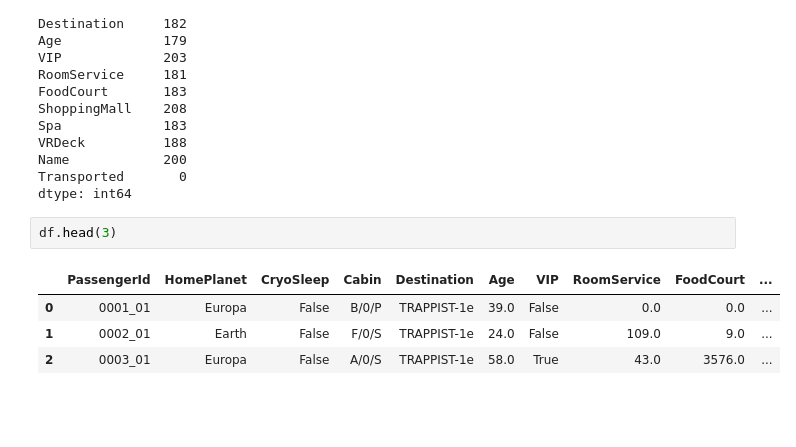
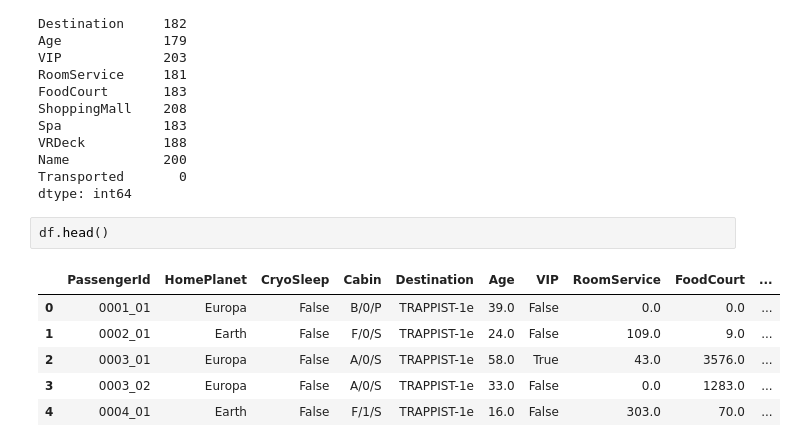
Before and after one commit to yxy1104/my_kaggle, a Jupyter notebook: spaceship_titanic/spaceship_titanic_eda.ipynb, the cells around one changed output. Cells and saved outputs as stored; diff of their text form; blank space fills up the shorter version.

```diff
--- a/spaceship_titanic/spaceship_titanic_eda.ipynb
+++ b/spaceship_titanic/spaceship_titanic_eda.ipynb
@@ -66,9 +67,11 @@ Name            200
 Transported       0
 dtype: int64
 # %%
-df.head(3)
+df.head()
 # %% [output]
 |  | PassengerId | HomePlanet | CryoSleep | Cabin | Destination | Age | VIP | RoomService | FoodCourt | ... |
 | 0 | 0001_01 | Europa | False | B/0/P | TRAPPIST-1e | 39.0 | False | 0.0 | 0.0 | ... |
 | 1 | 0002_01 | Earth | False | F/0/S | TRAPPIST-1e | 24.0 | False | 109.0 | 9.0 | ... |
 | 2 | 0003_01 | Europa | False | A/0/S | TRAPPIST-1e | 58.0 | True | 43.0 | 3576.0 | ... |
+| 3 | 0003_02 | Europa | False | A/0/S | TRAPPIST-1e | 33.0 | False | 0.0 | 1283.0 | ... |
+| 4 | 0004_01 | Earth | False | F/1/S | TRAPPIST-1e | 16.0 | False | 303.0 | 70.0 | ... |
```
Also changed, not shown: parts of 37 cells of this notebook.
